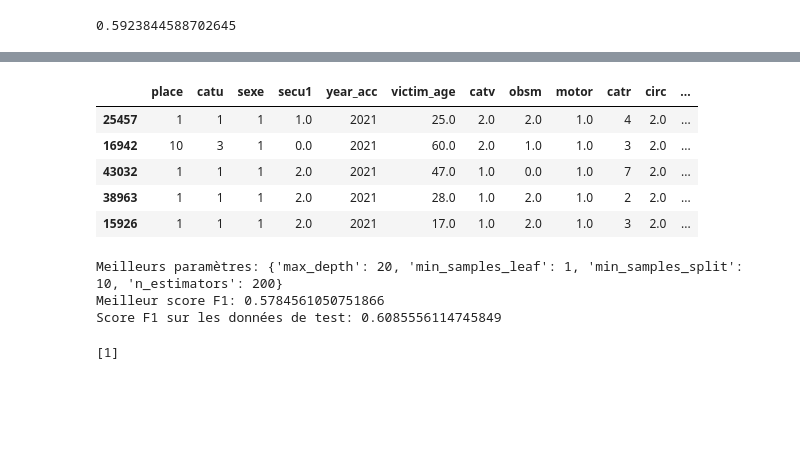
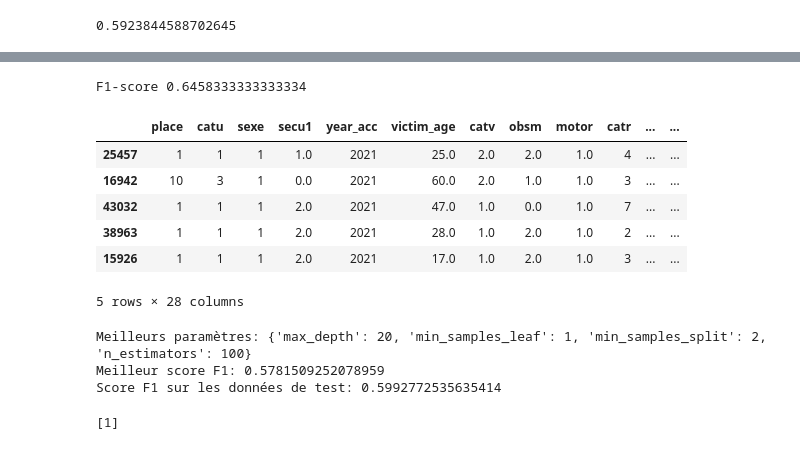
Before and after one commit to DataScientest-Studio/Template_MLOps_accidents, a Jupyter notebook: notebooks/1.0-ldj-initial-data-exploration.ipynb, the cells around one changed output, grey strips where cells are left out. Drawn from its saved outputs; the diff is of its cells as text; code cells hidden in the pictures; blank space fills up the shorter version.

```diff
--- a/notebooks/1.0-ldj-initial-data-exploration.ipynb
+++ b/notebooks/1.0-ldj-initial-data-exploration.ipynb
@@ -433,12 +465,13 @@ df[col_to_fill_na] = df[col_to_fill_na].fillna(df[col_to_fill_na].mode().iloc[0]
 df = df.dropna(axis=0)
 # %%
 # Finale version of the preprocessing steps :
-
+#path = ../raw
+file_path = '../src/data/raw'
 #--Importing dataset
-df_users=pd.read_csv("C:/Users/lenov/Documents/Template_MLOps_accidents/data/raw/usagers-2021.csv", sep=";")
-df_places=pd.read_csv("C:/Users/lenov/Documents/Template_MLOps_accidents/data/raw/lieux-2021.csv", sep=";", header=0, low_memory=False)
-df_caract=pd.read_csv("C:/Users/lenov/Documents/Template_MLOps_accidents/data/raw/caracteristiques-2021.csv", sep = ";", encoding='utf-8')
-df_veh=pd.read_csv("C:/Users/lenov/Documents/Template_MLOps_accidents/data/raw/vehicules-2021.csv", sep=";")
+df_users=pd.read_csv(file_path+"/usagers-2021.csv", sep=";")
+df_places=pd.read_csv(file_path+"/lieux-2021.csv", sep=";", header=0, low_memory=False)
+df_caract=pd.read_csv(file_path+"/caracteristiques-2021.csv", sep = ";", encoding='utf-8')
+df_veh=pd.read_csv(file_path+"/vehicules-2021.csv", sep=";")
 
 
 nb_victim = pd.crosstab(df_users.Num_Acc, "count").reset_index()
@@ -643,21 +695,23 @@ print(score_minko)
 # %%
 rf_classifier = ensemble.RandomForestClassifier(n_jobs=-1)
 
 #--Train the model
 rf_classifier.fit(X_train, y_train)
 
 y_pred = rf_classifier.predict(X_test)
-f1 = f1_score(y_test, y_pred_rf)
+f1 = f1_score(y_test, y_pred)
 
-
+print('F1-score', f1)
 X_test.head()
 # %% [output]
+F1-score 0.6458333333333334
-|  | place | catu | sexe | secu1 | year_acc | victim_age | catv | obsm | motor | catr | circ | ... |
-| 25457 | 1 | 1 | 1 | 1.0 | 2021 | 25.0 | 2.0 | 2.0 | 1.0 | 4 | 2.0 | ... |
-| 16942 | 10 | 3 | 1 | 0.0 | 2021 | 60.0 | 2.0 | 1.0 | 1.0 | 3 | 2.0 | ... |
-| 43032 | 1 | 1 | 1 | 2.0 | 2021 | 47.0 | 1.0 | 0.0 | 1.0 | 7 | 2.0 | ... |
-| 38963 | 1 | 1 | 1 | 2.0 | 2021 | 28.0 | 1.0 | 2.0 | 1.0 | 2 | 2.0 | ... |
-| 15926 | 1 | 1 | 1 | 2.0 | 2021 | 17.0 | 1.0 | 2.0 | 1.0 | 3 | 2.0 | ... |
+|  | place | catu | sexe | secu1 | year_acc | victim_age | catv | obsm | motor | catr | ... | ... |
+| 25457 | 1 | 1 | 1 | 1.0 | 2021 | 25.0 | 2.0 | 2.0 | 1.0 | 4 | ... | ... |
+| 16942 | 10 | 3 | 1 | 0.0 | 2021 | 60.0 | 2.0 | 1.0 | 1.0 | 3 | ... | ... |
+| 43032 | 1 | 1 | 1 | 2.0 | 2021 | 47.0 | 1.0 | 0.0 | 1.0 | 7 | ... | ... |
+| 38963 | 1 | 1 | 1 | 2.0 | 2021 | 28.0 | 1.0 | 2.0 | 1.0 | 2 | ... | ... |
+| 15926 | 1 | 1 | 1 | 2.0 | 2021 | 17.0 | 1.0 | 2.0 | 1.0 | 3 | ... | ... |
+5 rows × 28 columns
 # %%
 clf = ensemble.RandomForestClassifier()
 
@@ -687,9 +741,9 @@ y_pred_rf = best_clf.predict(X_test)
 f1 = f1_score(y_test, y_pred_rf)
 print("Score F1 sur les données de test:", f1)
 # %% [output]
-Meilleurs paramètres: {'max_depth': 20, 'min_samples_leaf': 1, 'min_samples_split': 10, 'n_estimators': 200}
-Meilleur score F1: 0.5784561050751866
-Score F1 sur les données de test: 0.6085556114745849
+Meilleurs paramètres: {'max_depth': 20, 'min_samples_leaf': 1, 'min_samples_split': 2, 'n_estimators': 100}
+Meilleur score F1: 0.5781509252078959
+Score F1 sur les données de test: 0.5992772535635414
 # %%
 dico = {"place": 0,
 "catu": 0,
```
Also changed, not shown: parts of 15 cells of this notebook, 4 other files.
